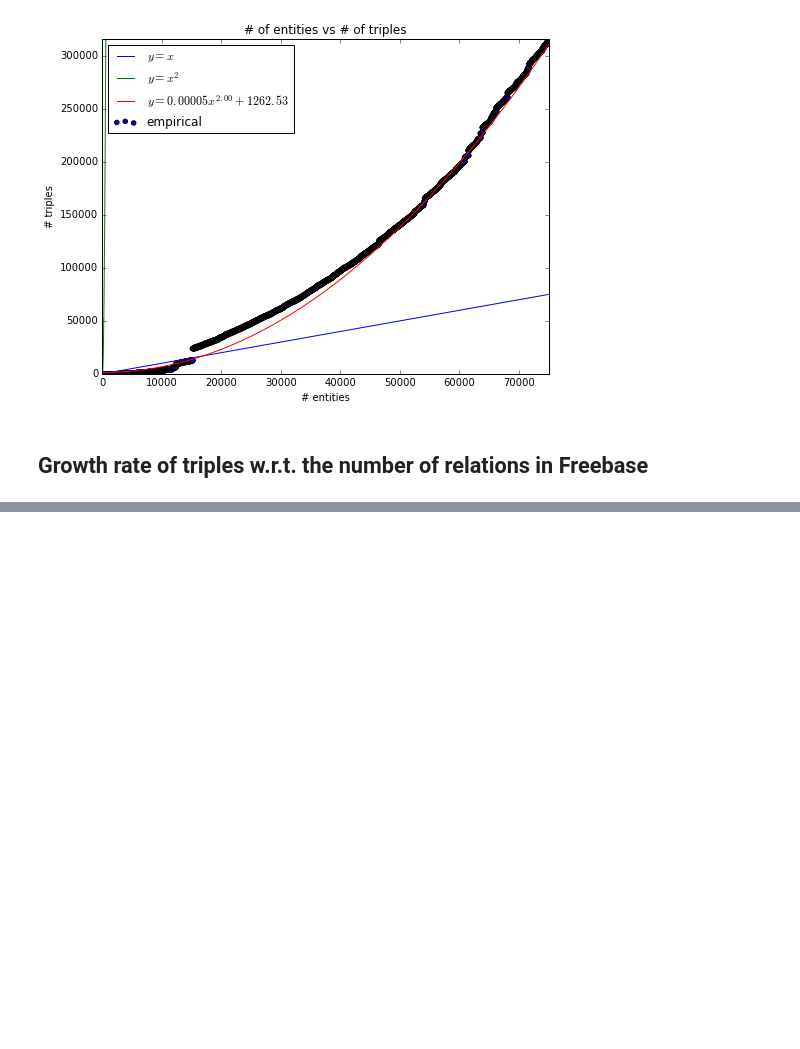
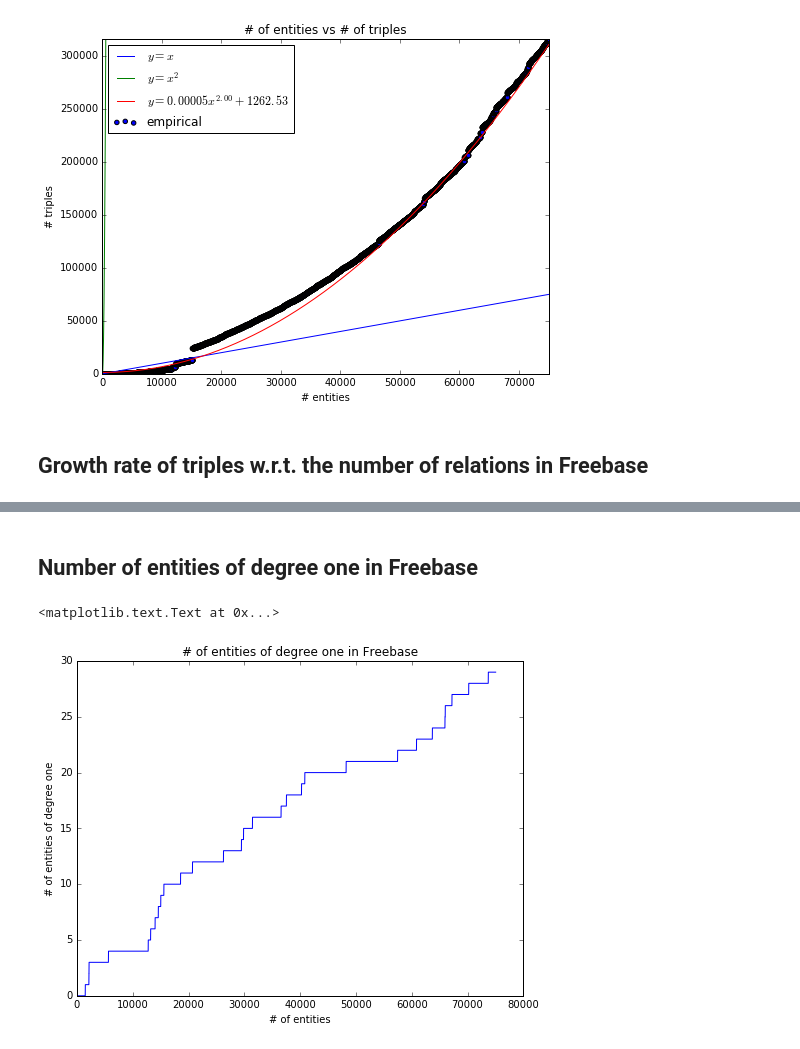
Before and after one commit to dongwookim-ml/sparse-graph-prior, a Jupyter notebook: notebooks/SimulateKnowledgeGraph.ipynb, the cells around one changed output, grey strips where cells are left out. Drawn from its saved outputs; the diff is of its cells as text; code cells hidden in the pictures; blank space fills up the shorter version.

```diff
--- a/notebooks/SimulateKnowledgeGraph.ipynb
+++ b/notebooks/SimulateKnowledgeGraph.ipynb
@@ -249,0 +294,22 @@ plt.xlim([0, np.max(n_relations)])
+# %% [markdown]
+## Number of entities of degree one in Freebase
+# %%
+collapsedT = csc_matrix(T[0])
+for r in range(1, n_r):
+    collapsedT += T[r]
+
+entity_degree = (collapsedT.sum(0) + collapsedT.sum(1).T).tolist()[0]
+
+e_list = np.arange(n_e)
+np.random.shuffle(e_list)
+one_entity = [entity_degree[ei] == 1 for ei in e_list]
+cumsum = np.cumsum(one_entity)
+
+plt.figure(figsize=(8,6))
+plt.plot(cumsum)
+plt.xlabel('# of entities')
+plt.ylabel('# of entities of degree one')
+plt.title('# of entities of degree one in Freebase')
+# %% [output]
+<matplotlib.text.Text at 0x...>
+[figure, added]
```
Also changed, not shown: parts of 11 cells of this notebook.
